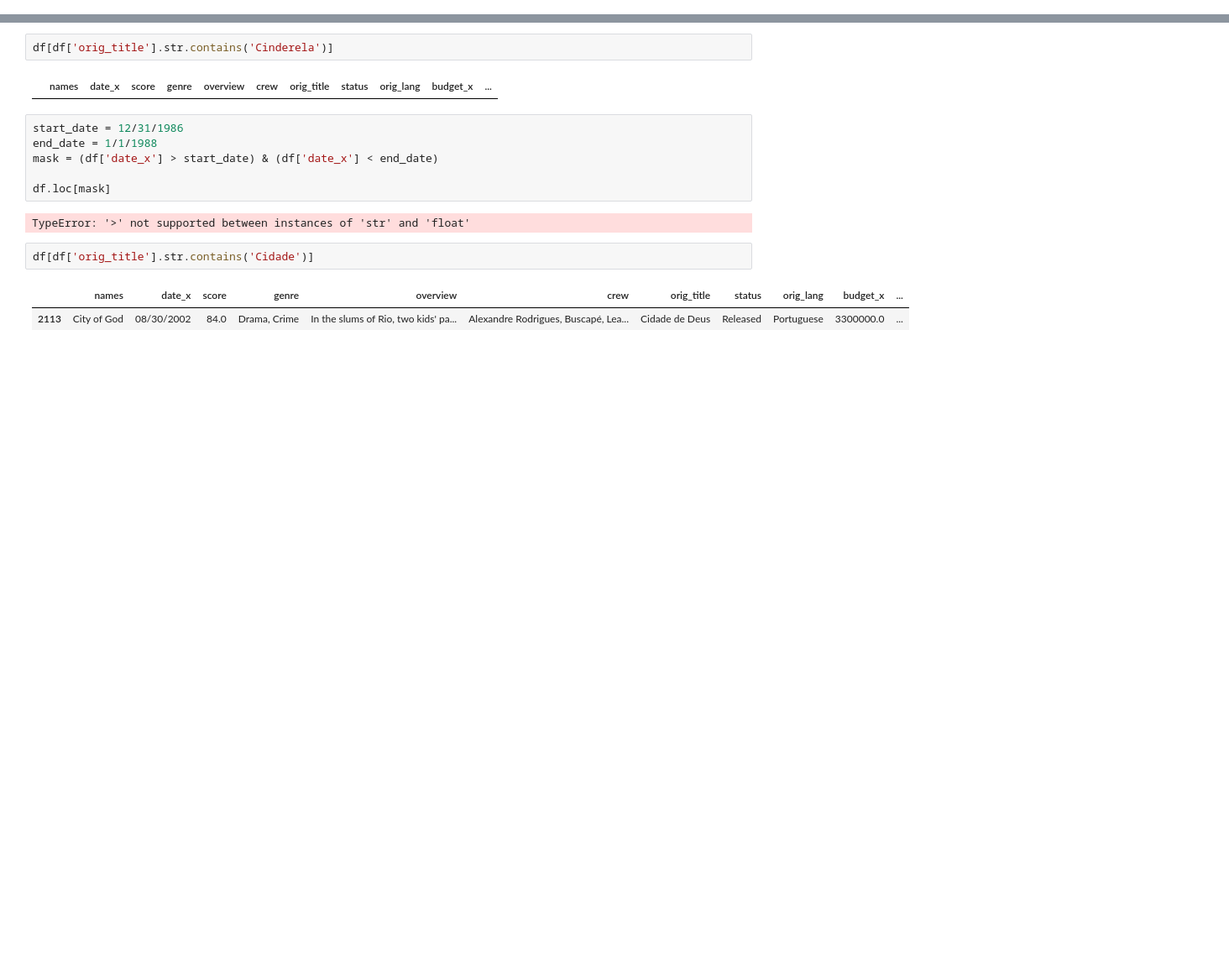
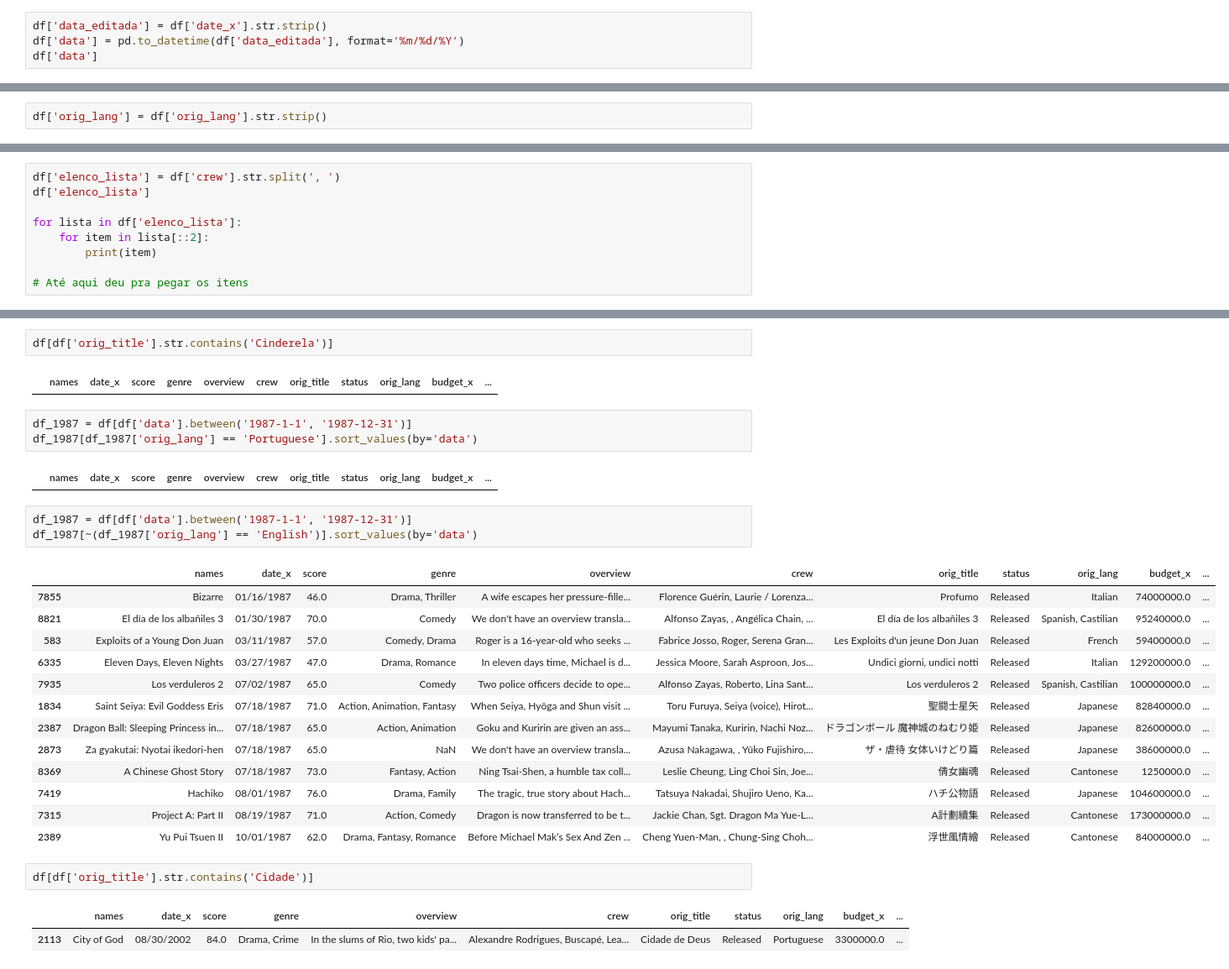
Before and after one commit to ClaudiaSobral/treinamento-dados-end-to-end, a Jupyter notebook: notebooks/01_EDA.ipynb, the cells around one changed output, grey strips where cells are left out. Shown at 84% size. Cells and saved outputs as stored; diff of their text form; blank space fills up the shorter version.

```diff
--- a/notebooks/01_EDA.ipynb
+++ b/notebooks/01_EDA.ipynb
@@ -66,0 +68,4 @@ np.int64(0)
+# %%
+df['data_editada'] = df['date_x'].str.strip()
+df['data'] = pd.to_datetime(df['data_editada'], format='%m/%d/%Y')
+df['data']
@@ -66,0 +85,2 @@ np.int64(0)
+# %%
+df['orig_lang'] = df['orig_lang'].str.strip()
@@ -66,0 +89,9 @@ np.int64(0)
+# %%
+df['elenco_lista'] = df['crew'].str.split(', ')
+df['elenco_lista']
+
+for lista in df['elenco_lista']:
+    for item in lista[::2]:
+        print(item)
+
+# Até aqui deu pra pegar os itens
@@ -84,13 +139,27 @@ df[df['orig_title'].str.contains('Cinderela')]
 # %% [output]
 |  | names | date_x | score | genre | overview | crew | orig_title | status | orig_lang | budget_x | ... |
 # %%
-start_date = 12/31/1986
-end_date = 1/1/1988
-mask = (df['date_x'] > start_date) & (df['date_x'] < end_date)
-
-df.loc[mask]
+df_1987 = df[df['data'].between('1987-1-1', '1987-12-31')]
+df_1987[df_1987['orig_lang'] == 'Portuguese'].sort_values(by='data')
 # %% [output]
-TypeError: '>' not supported between instances of 'str' and 'float'
+|  | names | date_x | score | genre | overview | crew | orig_title | status | orig_lang | budget_x | ... |
+# %%
+df_1987 = df[df['data'].between('1987-1-1', '1987-12-31')]
+df_1987[~(df_1987['orig_lang'] == 'English')].sort_values(by='data')
+# %% [output]
+|  | names | date_x | score | genre | overview | crew | orig_title | status | orig_lang | budget_x | ... |
+| 7855 | Bizarre | 01/16/1987 | 46.0 | Drama, Thriller | A wife escapes her pressure-fille... | Florence Guérin, Laurie / Lorenza... | Profumo | Released | Italian | 74000000.0 | ... |
+| 8821 | El día de los albañiles 3 | 01/30/1987 | 70.0 | Comedy | We don't have an overview transla... | Alfonso Zayas, , Angélica Chain, ... | El día de los albañiles 3 | Released | Spanish, Castilian | 95240000.0 | ... |
+| 583 | Exploits of a Young Don Juan | 03/11/1987 | 57.0 | Comedy, Drama | Roger is a 16-year-old who seeks ... | Fabrice Josso, Roger, Serena Gran... | Les Exploits d'un jeune Don Juan | Released | French | 59400000.0 | ... |
+| 6335 | Eleven Days, Eleven Nights | 03/27/1987 | 47.0 | Drama, Romance | In eleven days time, Michael is d... | Jessica Moore, Sarah Asproon, Jos... | Undici giorni, undici notti | Released | Italian | 129200000.0 | ... |
+| 7935 | Los verduleros 2 | 07/02/1987 | 65.0 | Comedy | Two police officers decide to ope... | Alfonso Zayas, Roberto, Lina Sant... | Los verduleros 2 | Released | Spanish, Castilian | 100000000.0 | ... |
+| 1834 | Saint Seiya: Evil Goddess Eris | 07/18/1987 | 71.0 | Action, Animation, Fantasy | When Seiya, Hyōga and Shun visit ... | Toru Furuya, Seiya (voice), Hirot... | 聖闘士星矢 | Released | Japanese | 82840000.0 | ... |
+| 2387 | Dragon Ball: Sleeping Princess in... | 07/18/1987 | 65.0 | Action, Animation | Goku and Kuririn are given an ass... | Mayumi Tanaka, Kuririn, Nachi Noz... | ドラゴンボール 魔神城のねむり姫 | Released | Japanese | 82600000.0 | ... |
+| 2873 | Za gyakutai: Nyotai ikedori-hen | 07/18/1987 | 65.0 | NaN | We don't have an overview transla... | Azusa Nakagawa, , Yûko Fujishiro,... | ザ・虐待 女体いけどり篇 | Released | Japanese | 38600000.0 | ... |
+| 8369 | A Chinese Ghost Story | 07/18/1987 | 73.0 | Fantasy, Action | Ning Tsai-Shen, a humble tax coll... | Leslie Cheung, Ling Choi Sin, Joe... | 倩女幽魂 | Released | Cantonese | 1250000.0 | ... |
+| 7419 | Hachiko | 08/01/1987 | 76.0 | Drama, Family | The tragic, true story about Hach... | Tatsuya Nakadai, Shujiro Ueno, Ka... | ハチ公物語 | Released | Japanese | 104600000.0 | ... |
+| 7315 | Project A: Part II | 08/19/1987 | 71.0 | Action, Comedy | Dragon is now transferred to be t... | Jackie Chan, Sgt. Dragon Ma Yue-L... | A計劃續集 | Released | Cantonese | 173000000.0 | ... |
+| 2389 | Yu Pui Tsuen II | 10/01/1987 | 62.0 | Drama, Fantasy, Romance | Before Michael Mak’s Sex And Zen ... | Cheng Yuen-Man, , Chung-Sing Choh... | 浮世風情繪 | Released | Cantonese | 84000000.0 | ... |
 # %%
 df[df['orig_title'].str.contains('Cidade')]
 # %% [output]
```
Also changed, not shown: parts of 11 cells of this notebook, 1 other file.
